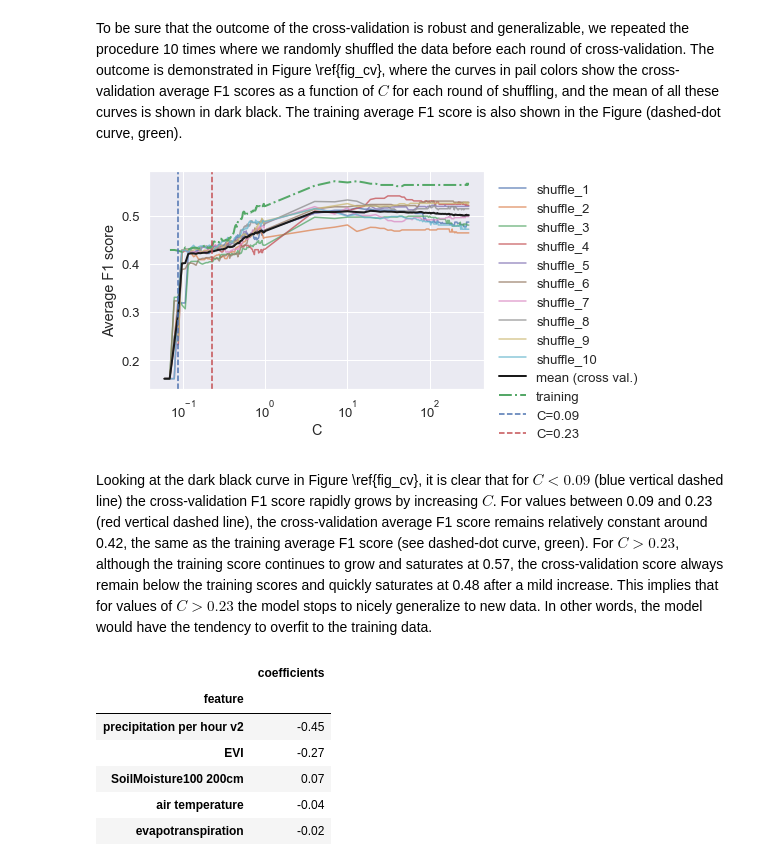
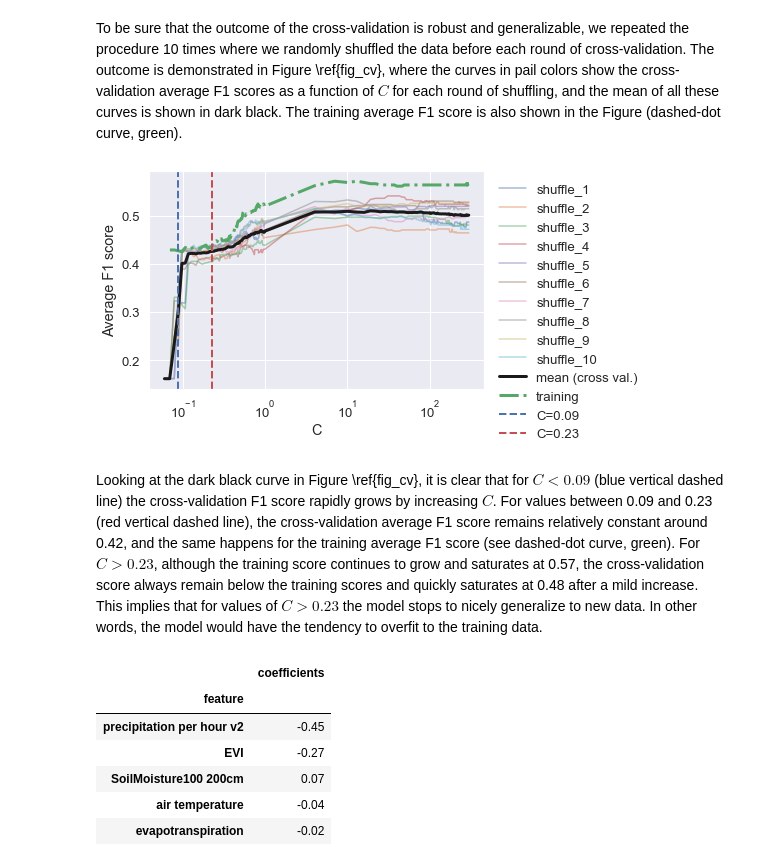
Before and after one commit to rodekruis/IBF-system, a Jupyter notebook: trigger-model-development/drought/skill-assessment/Model Event Data/Uganda_logit_model.ipynb, the cells around one changed output. Saved outputs shown, nothing was run; the diff lists cells and outputs as text; code cells hidden in the pictures.

```diff
--- a/trigger-model-development/drought/skill-assessment/Model Event Data/Uganda_logit_model.ipynb
+++ b/trigger-model-development/drought/skill-assessment/Model Event Data/Uganda_logit_model.ipynb
@@ -341,29 +339,29 @@ To be sure that the outcome of the cross-validation is robust and generalizable,
 # %%
 number_nonzero_coefs = All_coefs.set_index('C').astype(bool).sum(axis=1)
 points = []
 for n in range(1,number_nonzero_coefs.max()):
     point = number_nonzero_coefs[number_nonzero_coefs>n].index[0]
     points.append(point)
 
-cv_scores.plot(logx=True,alpha=0.75)
+cv_scores.plot(logx=True,alpha=0.5)
 ax=plt.gca()
-cv_scores.mean(axis=1).plot(logx=True,color='k',lw=2,
+cv_scores.mean(axis=1).plot(logx=True,color='k',lw=3,
                             label='mean (cross val.)',ax=ax)
 ax=plt.gca()
-ax.semilogx(C_array,fs,'-.',color='g',lw=2,label='training')
+ax.semilogx(C_array,fs,'-.',color='g',lw=3,label='training')
 
-plt.axvline(x=points[0],color='b',ls='--',
+plt.axvline(x=points[0],color='b',ls='--',lw=2,
             label='C='+str(round(points[0],2)))
-plt.axvline(x=points[1],color='r',ls='--',
+plt.axvline(x=points[1],color='r',ls='--',lw=2,
            label='C='+str(round(points[1],2)))
 
 plt.ylabel('Average F1 score');
 plt.legend()
 plt.legend(bbox_to_anchor=(1.01, 1));
 # %% [output]
-[figure, old version]
+[figure, new version]
 # %% [markdown]
-Looking at the dark black curve in Figure \ref{fig_cv}, it is clear that for $C<0.09$ (blue vertical dashed line) the cross-validation F1 score rapidly grows by increasing $C$. For values between 0.09 and 0.23 (red vertical dashed line), the cross-validation average F1 score remains relatively constant around 0.42, the same as the training average F1 score (see dashed-dot curve, green). For $C>0.23$, although the training score continues to grow and saturates at 0.57, the cross-validation score always remain below the  training scores and quickly saturates at 0.48 after a mild increase. This implies that for values of $C>0.23$ the model stops to nicely generalize to new data. In other words, the model would have the tendency to overfit to the training data.
+Looking at the dark black curve in Figure \ref{fig_cv}, it is clear that for $C<0.09$ (blue vertical dashed line) the cross-validation F1 score rapidly grows by increasing $C$. For values between 0.09 and 0.23 (red vertical dashed line), the cross-validation average F1 score remains relatively constant around 0.42, and the same happens for the training average F1 score (see dashed-dot curve, green). For $C>0.23$, although the training score continues to grow and saturates at 0.57, the cross-validation score always remain below the  training scores and quickly saturates at 0.48 after a mild increase. This implies that for values of $C>0.23$ the model stops to nicely generalize to new data. In other words, the model would have the tendency to overfit to the training data.
 # %%
 overfit_coefs,_,_,_,_ = ibf.predict_Logreg_model(opt_model, X, y, C=0.3,
                                               confusion_matrix=False)
```
Also changed, not shown: parts of 50 cells of this notebook, 53 other files.
